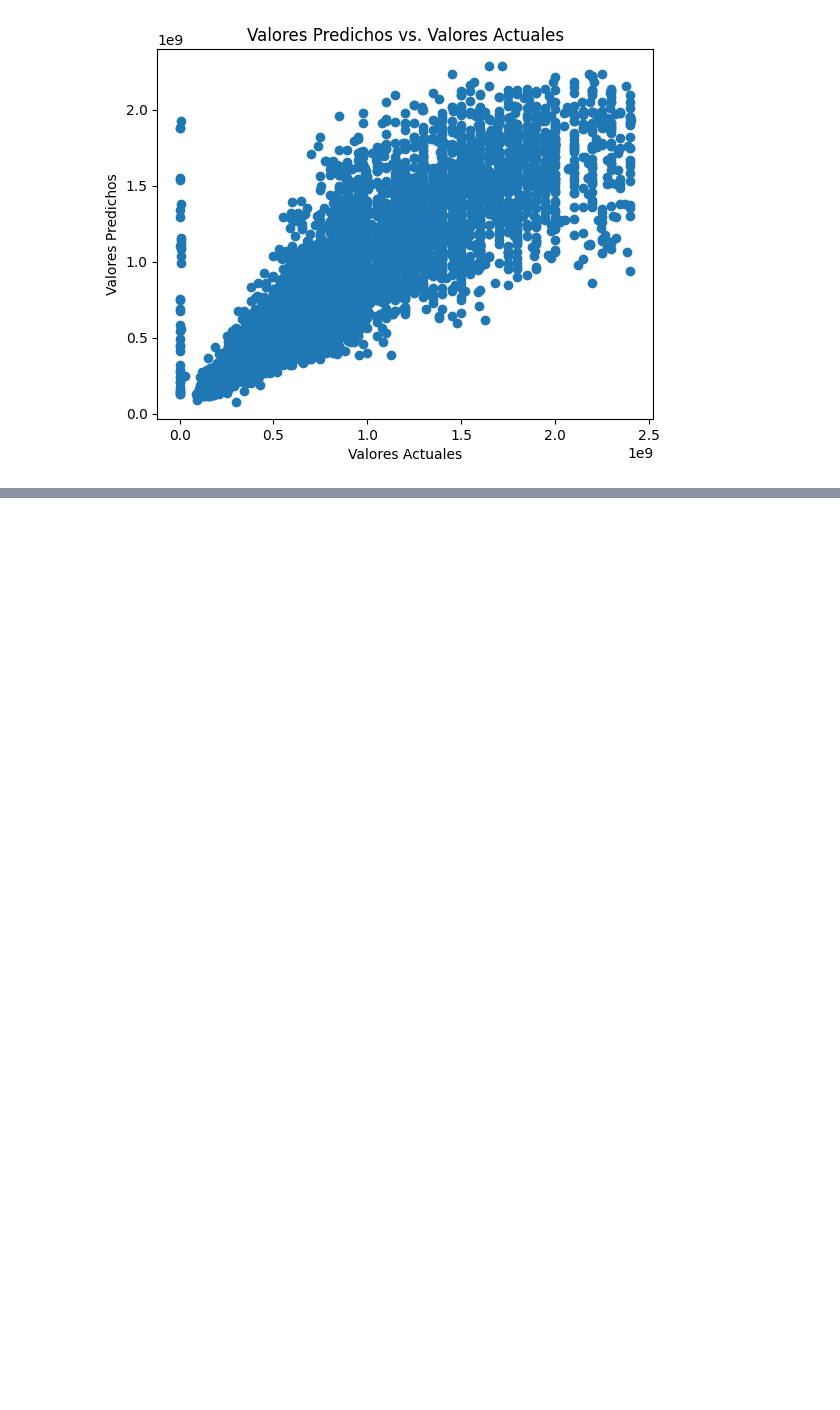
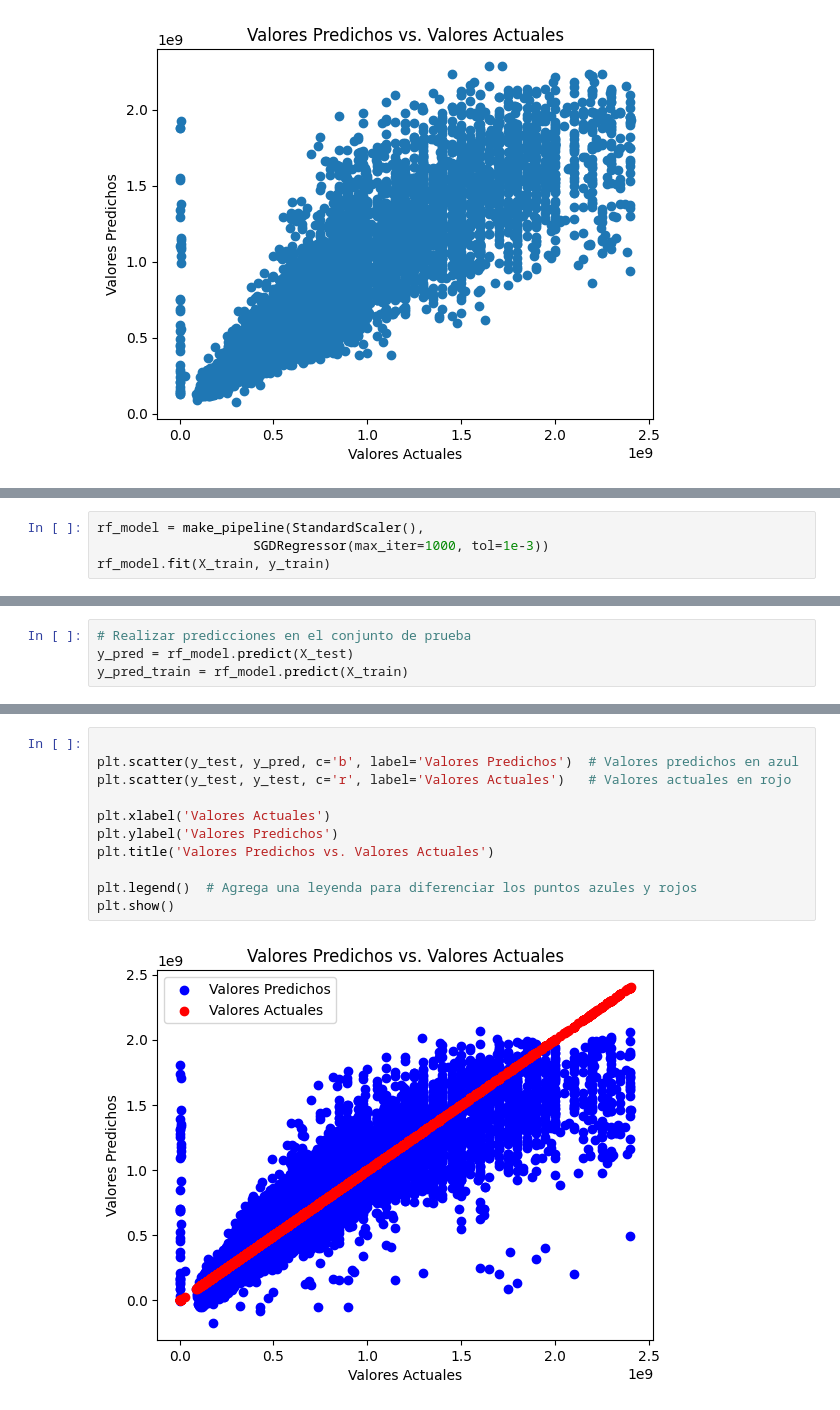
Before and after one commit to Sergio99778/bedu-ml-project, a Jupyter notebook: main_karen.ipynb, the cells around one changed output, grey strips where cells are left out. Saved outputs shown, nothing was run; the diff lists cells and outputs as text; blank space fills up the shorter version.

Commit message:
Added second and third models

```diff
--- a/main_karen.ipynb
+++ b/main_karen.ipynb
@@ -494,0 +464,4 @@ plt.show()
+# %%
+rf_model = make_pipeline(StandardScaler(),
+                    SGDRegressor(max_iter=1000, tol=1e-3))
+rf_model.fit(X_train, y_train)
@@ -494,0 +471,4 @@ plt.show()
+# %%
+# Realizar predicciones en el conjunto de prueba
+y_pred = rf_model.predict(X_test)
+y_pred_train = rf_model.predict(X_train)
@@ -494,0 +492,13 @@ plt.show()
+# %%
+
+plt.scatter(y_test, y_pred, c='b', label='Valores Predichos')  # Valores predichos en azul
+plt.scatter(y_test, y_test, c='r', label='Valores Actuales')   # Valores actuales en rojo
+
+plt.xlabel('Valores Actuales')
+plt.ylabel('Valores Predichos')
+plt.title('Valores Predichos vs. Valores Actuales')
+
+plt.legend()  # Agrega una leyenda para diferenciar los puntos azules y rojos
+plt.show()
+# %% [output]
+[figure, added]
```
Also changed, not shown: parts of 15 cells of this notebook.
